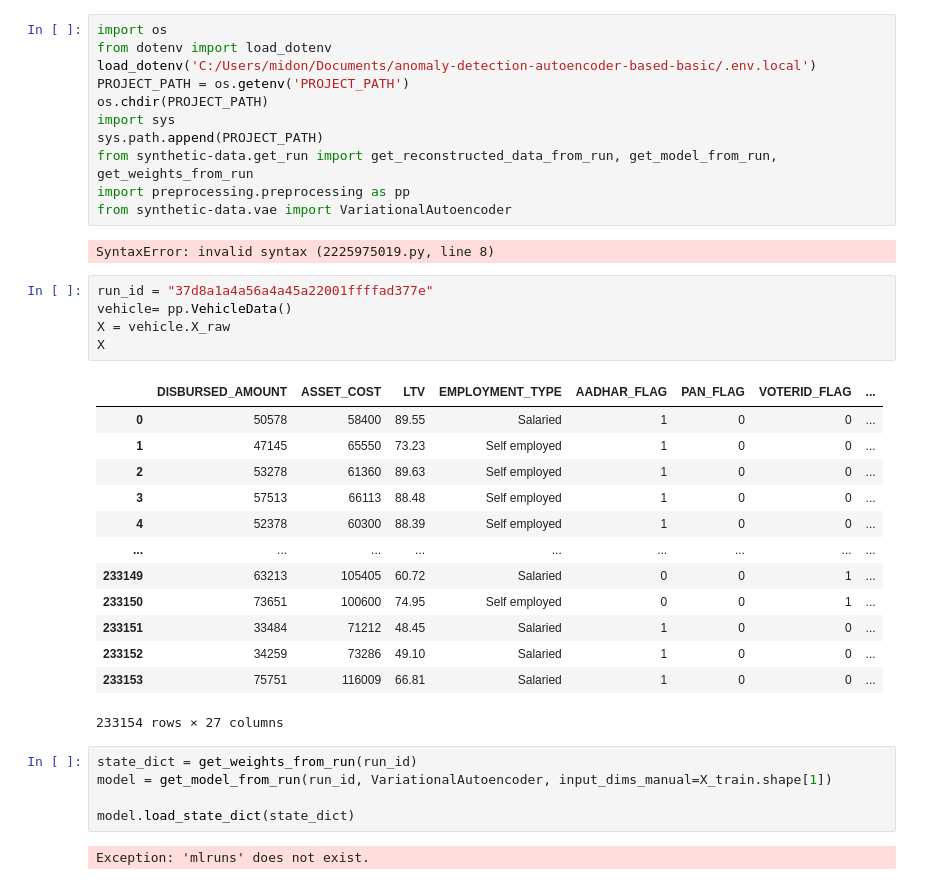
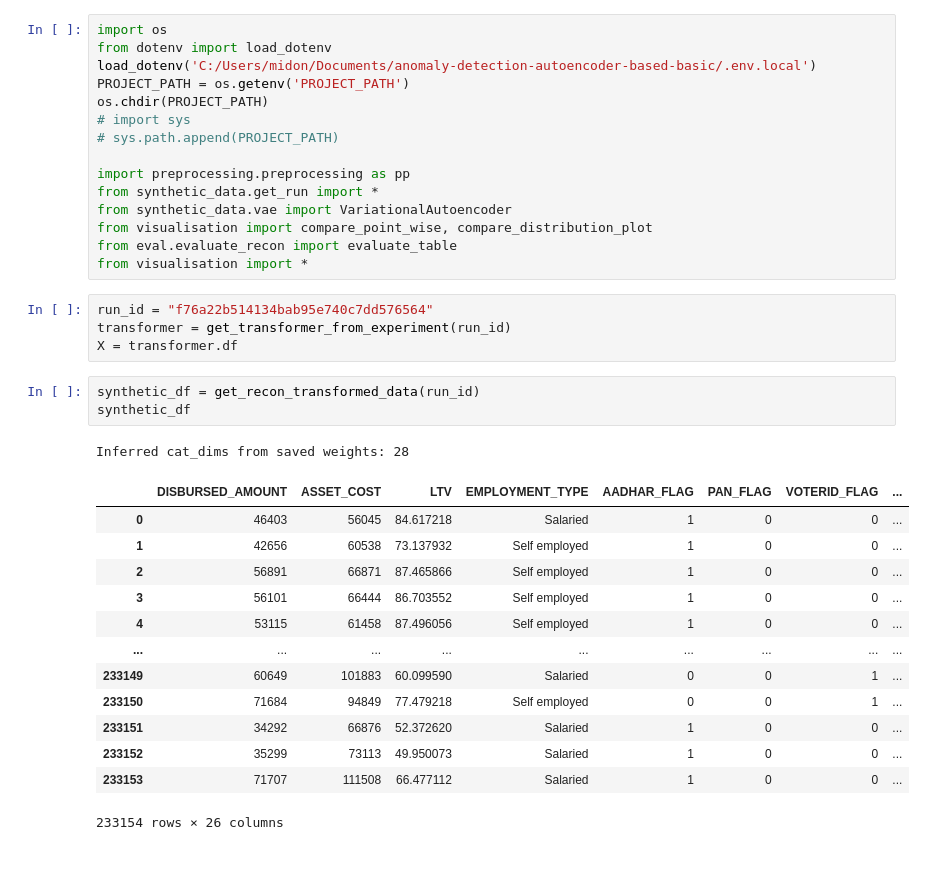
Before and after one commit to minhminhminh0112/anomaly-detection-autoencoder-based-basic, a Jupyter notebook: synthetic_data/evaluate_synthetic.ipynb, the cells around one changed output. Cells and saved outputs as stored; diff of their text form.

```diff
--- a/synthetic_data/evaluate_synthetic.ipynb
+++ b/synthetic_data/evaluate_synthetic.ipynb
@@ -4,36 +4,34 @@ from dotenv import load_dotenv
 load_dotenv('C:/Users/midon/Documents/anomaly-detection-autoencoder-based-basic/.env.local')
 PROJECT_PATH = os.getenv('PROJECT_PATH')
 os.chdir(PROJECT_PATH)
-import sys
-sys.path.append(PROJECT_PATH)
-from synthetic-data.get_run import get_reconstructed_data_from_run, get_model_from_run, get_weights_from_run
+# import sys
+# sys.path.append(PROJECT_PATH)
+
 import preprocessing.preprocessing as pp
-from synthetic-data.vae import VariationalAutoencoder
+from synthetic_data.get_run import *
+from synthetic_data.vae import VariationalAutoencoder
+from visualisation import compare_point_wise, compare_distribution_plot
+from eval.evaluate_recon import evaluate_table
+from visualisation import *
-# %% [output]
-SyntaxError: invalid syntax (2225975019.py, line 8)
 # %%
-run_id = "37d8a1a4a56a4a45a22001ffffad377e"
-vehicle= pp.VehicleData()
-X = vehicle.X_raw
-X
+run_id = "f76a22b514134bab95e740c7dd576564"
+transformer = get_transformer_from_experiment(run_id)
+X = transformer.df
-# %% [output]
-|  | DISBURSED_AMOUNT | ASSET_COST | LTV | EMPLOYMENT_TYPE | AADHAR_FLAG | PAN_FLAG | VOTERID_FLAG | ... |
-| 0 | 50578 | 58400 | 89.55 | Salaried | 1 | 0 | 0 | ... |
-| 1 | 47145 | 65550 | 73.23 | Self employed | 1 | 0 | 0 | ... |
-| 2 | 53278 | 61360 | 89.63 | Self employed | 1 | 0 | 0 | ... |
-| 3 | 57513 | 66113 | 88.48 | Self employed | 1 | 0 | 0 | ... |
-| 4 | 52378 | 60300 | 88.39 | Self employed | 1 | 0 | 0 | ... |
-| ... | ... | ... | ... | ... | ... | ... | ... | ... |
-| 233149 | 63213 | 105405 | 60.72 | Salaried | 0 | 0 | 1 | ... |
-| 233150 | 73651 | 100600 | 74.95 | Self employed | 0 | 0 | 1 | ... |
-| 233151 | 33484 | 71212 | 48.45 | Salaried | 1 | 0 | 0 | ... |
-| 233152 | 34259 | 73286 | 49.10 | Salaried | 1 | 0 | 0 | ... |
-| 233153 | 75751 | 116009 | 66.81 | Salaried | 1 | 0 | 0 | ... |
-233154 rows × 27 columns
-# %%
-state_dict = get_weights_from_run(run_id)
-model = get_model_from_run(run_id, VariationalAutoencoder, input_dims_manual=X_train.shape[1])
-
-model.load_state_dict(state_dict)
-# %% [output]
-Exception: 'mlruns' does not exist.
+# %%
+synthetic_df = get_recon_transformed_data(run_id)
+synthetic_df
+# %% [output]
+Inferred cat_dims from saved weights: 28
+|  | DISBURSED_AMOUNT | ASSET_COST | LTV | EMPLOYMENT_TYPE | AADHAR_FLAG | PAN_FLAG | VOTERID_FLAG | ... |
+| 0 | 46403 | 56045 | 84.617218 | Salaried | 1 | 0 | 0 | ... |
+| 1 | 42656 | 60538 | 73.137932 | Self employed | 1 | 0 | 0 | ... |
+| 2 | 56891 | 66871 | 87.465866 | Self employed | 1 | 0 | 0 | ... |
+| 3 | 56101 | 66444 | 86.703552 | Self employed | 1 | 0 | 0 | ... |
+| 4 | 53115 | 61458 | 87.496056 | Self employed | 1 | 0 | 0 | ... |
+| ... | ... | ... | ... | ... | ... | ... | ... | ... |
+| 233149 | 60649 | 101883 | 60.099590 | Salaried | 0 | 0 | 1 | ... |
+| 233150 | 71684 | 94849 | 77.479218 | Self employed | 0 | 0 | 1 | ... |
+| 233151 | 34292 | 66876 | 52.372620 | Salaried | 1 | 0 | 0 | ... |
+| 233152 | 35299 | 73113 | 49.950073 | Salaried | 1 | 0 | 0 | ... |
+| 233153 | 71707 | 111508 | 66.477112 | Salaried | 1 | 0 | 0 | ... |
+233154 rows × 26 columns
```
Also changed, not shown: parts of 3 cells of this notebook, 1 other file.
